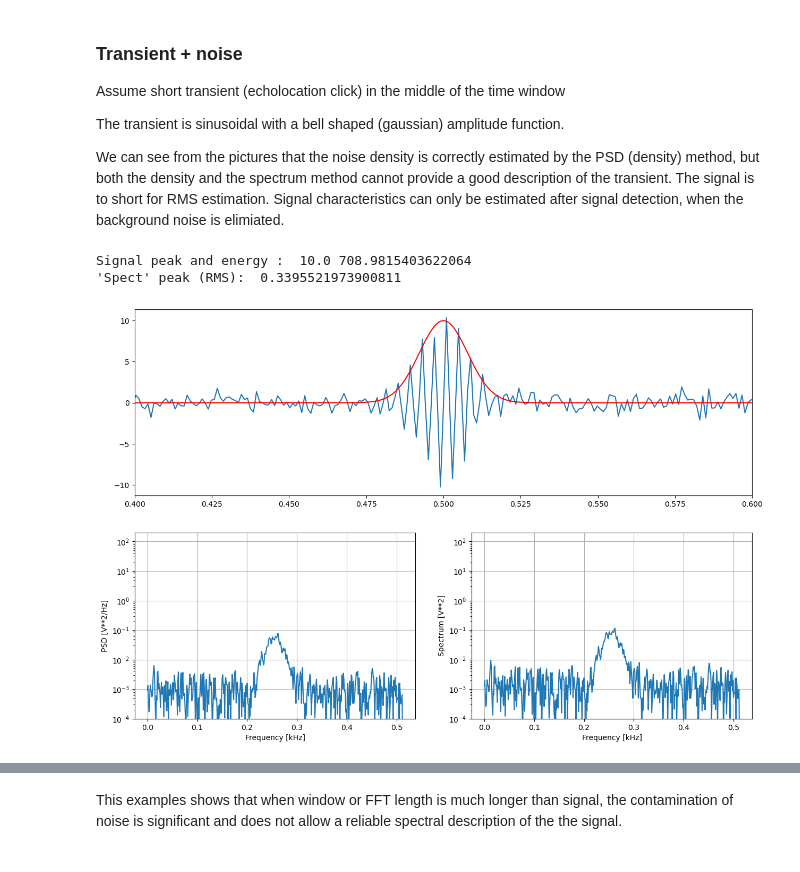
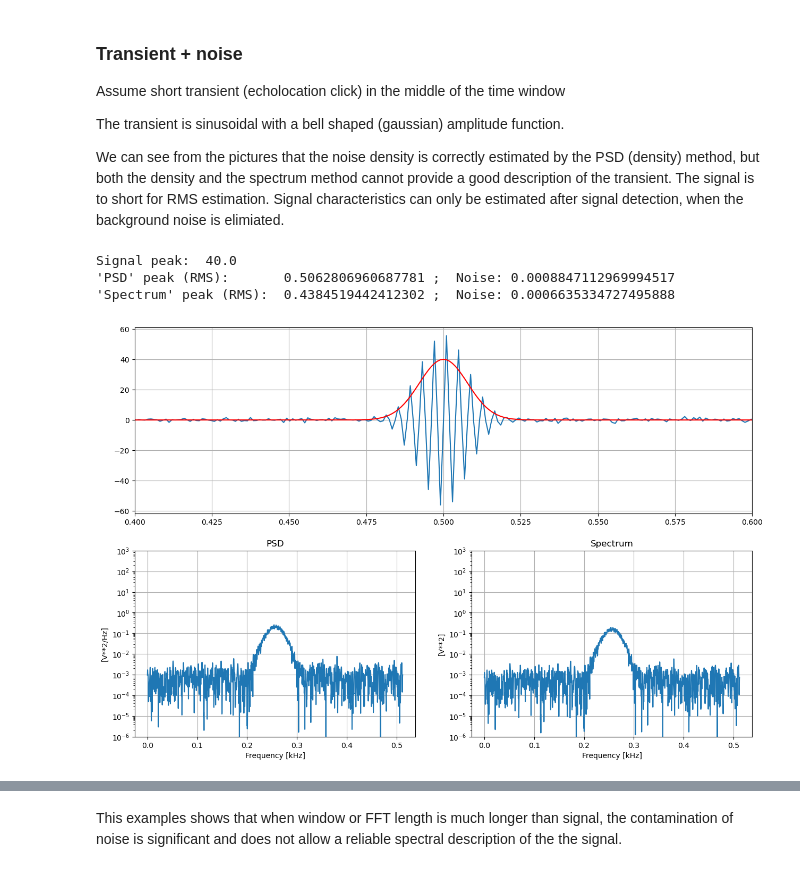
Before and after one commit to WMXZ-EU/wmxz-eu.github.io, a Jupyter notebook: _sources/power_spectra.ipynb, the cells around one changed output, grey strips where cells are left out. Cells and saved outputs as stored; diff of their text form; code cells hidden in the pictures.

```diff
--- a/_sources/power_spectra.ipynb
+++ b/_sources/power_spectra.ipynb
@@ -192,31 +211,43 @@ The transient is sinusoidal with a bell shaped (gaussian) amplitude function.
 We can see from the pictures that the noise density is correctly estimated by the PSD (density) method, but both the density and the spectrum method cannot provide a good description of the transient. The signal is to short for RMS estimation. Signal characteristics can only be estimated after signal detection, when the background noise is elimiated.
 # %%
 fs = 1024   #Hz
-nwin=fs
-nfft=nwin
 
 #    Generate a 1 second test signal, a 10 VPeak Gaussian shaped sine wave at fs/4, corrupted by
 #    0.001 V**2/Hz of white noise sampled at  1.024 kHz.
+T=2
+N = fs*T
+tt = np.arange(N) / fs
+to = N//(2*T)
+sigma=8/fs
+freq = fs/4
 
-N = fs
-time = np.arange(N) / fs
+arms=40*np.exp(-1/2*((tt-tt[to])/sigma)**2)
+noise=0.001
+time,xx=genSignal(freq,fs,N,arms,noise)
 
-sigma=8/N
-amp=10*np.exp(-1/2*((time-time[N//2])/sigma)**2)
+print("Signal peak: ",arms.max())#, energy)
 
-freq = fs/4
-noise_power = 0.001 * fs / 2
-xx = amp*np.sin(2*np.pi*freq*time)
-energy= np.sum(xx**2)
-xx += np.random.normal(scale=np.sqrt(noise_power), size=time.shape)
 
-print("Signal peak and energy : ",amp.max(), energy)
+nwin=N
+nfft=nwin*2
+
+
+#time = np.arange(N) / fs
+
+#amp=10*np.exp(-1/2*((time-time[N//2])/sigma)**2)
+
+#freq = fs/4
+#noise_power = 0.001 * fs / 2
+#xx = amp*np.sin(2*np.pi*freq*time)
+#energy= np.sum(xx**2)
+#xx += np.random.normal(scale=np.sqrt(noise_power), size=time.shape)
 
 # obtain window
-win=sig.get_window("hann",nwin)
+win=signal.get_window("hann",nwin)
 
-estSpectrums(time,xx,win,fs,amp)
+estSpectra(time,xx,win,nfft,fs,arms,[0.4,0.6],[1e-6,1e+3])
 # %% [output]
-Signal peak and energy :  10.0 708.9815403622064
-'Spect' peak (RMS):  0.3395521973900811
+Signal peak:  40.0
+'PSD' peak (RMS):       0.5062806960687781 ;  Noise: 0.0008847112969994517
+'Spectrum' peak (RMS):  0.4384519442412302 ;  Noise: 0.0006635334727495888
-[figure, old version]
+[figure, new version]
```
Also changed, not shown: parts of 9 cells of this notebook, 24 other files.
